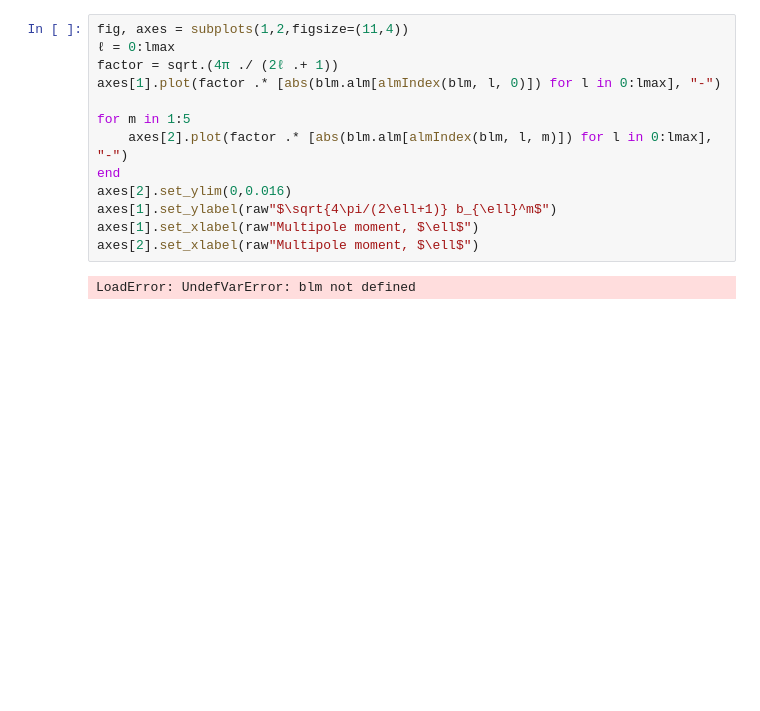
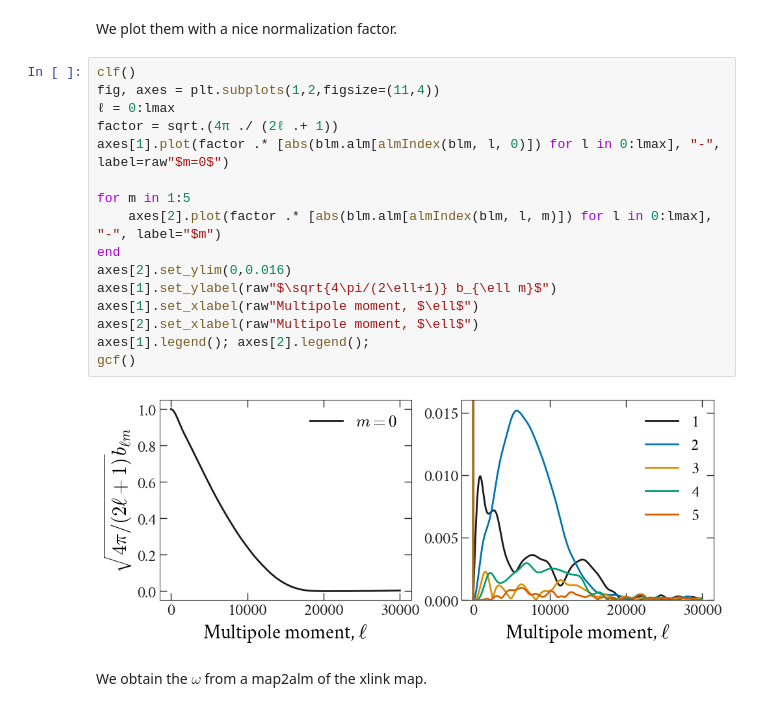
Before and after one commit to xzackli/PowerSpectra.jl, a Jupyter notebook: notebooks/QuickPol.ipynb, the cells around one changed output. Drawn from its saved outputs; the diff is of its cells as text; blank space fills up the shorter version.

```diff
--- a/notebooks/QuickPol.ipynb
+++ b/notebooks/QuickPol.ipynb
@@ -19,15 +23,22 @@ LoadError: UndefVarError: fits_open_table not defined
+# %% [markdown]
+We plot them with a nice normalization factor.
 # %%
-fig, axes = subplots(1,2,figsize=(11,4))
+clf()
+fig, axes = plt.subplots(1,2,figsize=(11,4))
 ℓ = 0:lmax
 factor = sqrt.(4π ./ (2ℓ .+ 1))
-axes[1].plot(factor .* [abs(blm.alm[almIndex(blm, l, 0)]) for l in 0:lmax], "-")
+axes[1].plot(factor .* [abs(blm.alm[almIndex(blm, l, 0)]) for l in 0:lmax], "-", label=raw"$m=0$")
 
 for m in 1:5
-    axes[2].plot(factor .* [abs(blm.alm[almIndex(blm, l, m)]) for l in 0:lmax], "-")
+    axes[2].plot(factor .* [abs(blm.alm[almIndex(blm, l, m)]) for l in 0:lmax], "-", label="$m")
 end
 axes[2].set_ylim(0,0.016)
-axes[1].set_ylabel(raw"$\sqrt{4\pi/(2\ell+1)} b_{\ell}^m$")
+axes[1].set_ylabel(raw"$\sqrt{4\pi/(2\ell+1)} b_{\ell m}$")
 axes[1].set_xlabel(raw"Multipole moment, $\ell$")
 axes[2].set_xlabel(raw"Multipole moment, $\ell$")
+axes[1].legend(); axes[2].legend();
+gcf()
 # %% [output]
-LoadError: UndefVarError: blm not defined
+[figure, added]
+# %% [markdown]
+We obtain the $\omega$ from a map2alm of the xlink map.
```
Also changed, not shown: parts of 19 cells of this notebook, 7 other files.
